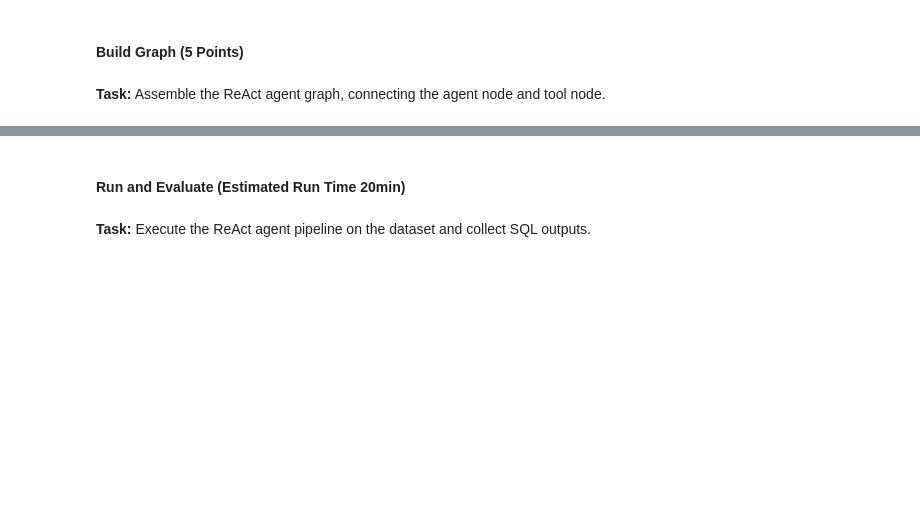
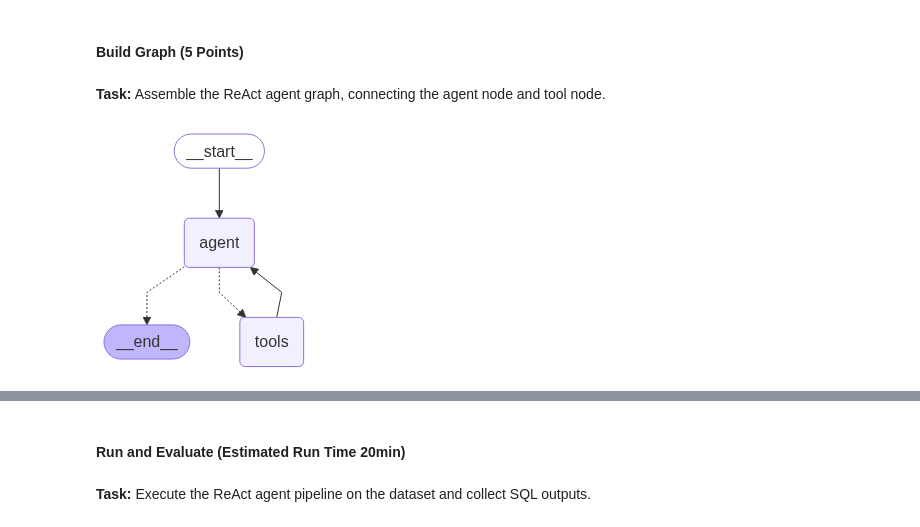
Before and after one commit to ArianFiroozi/LLM-Course-Projects, a Jupyter notebook: CA4_2/text2sql.ipynb, the cells around one changed output, grey strips where cells are left out. Cells and saved outputs as stored; diff of their text form; code cells hidden in the pictures; blank space fills up the shorter version.

Commit message:
add: tool call

```diff
--- a/CA4_2/text2sql.ipynb
+++ b/CA4_2/text2sql.ipynb
@@ -848,7 +860,7 @@ def execute(query: str, config: RunnableConfig):
 # %% [markdown]
 #### Create Tool Node
 # %%
-tools = [get_samples_from_table, get_column_description, execute]
+tools = [get_samples_from_table, get_column_description, execute, get_database_schema]
 tools_node = ToolNode(tools=tools)
 # %% [markdown]
 #### ReAct Agent Prompt (5 Points)
@@ -863,3 +885,14 @@ REACT_SYS_PROMPT = """
 #### Agent Node (5 Points)
 # %% [markdown]
 **Task:** Set up the agent node with models that have binded with tools.
+# %%
+model_with_tools = llm.bind_tools([get_column_description, get_samples_from_table, execute, get_database_schema])
+schema="atom (atom_id, molecule_id, element)\nbond (bond_id, molecule_id, bond_type)\nconnected (atom_id, atom_id2, bond_id)\nmolecule (molecule_id, label)\n"
+
+response = model_with_tools.invoke(
+    [
+        ("system", REACT_SYS_PROMPT),
+        ("human", f"In this chema: {schema} What are the elements of the toxicology and label of molecule TR060? (Evidence: TR060 is the molecule id; label = '+' mean molecules are carcinogenic; label = '-' means molecules are non-carcinogenic; element = 'cl' means Chlorine; element = 'c' means Carbon; element = 'h' means Hydrogen; element = 'o' means Oxygen, element = 's' means Sulfur; element = 'n' means Nitrogen, element = 'p' means Phosphorus, element = 'na' means Sodium, element = 'br' means Bromine, element = 'f' means Fluorine; element = 'i' means Iodine; element = 'sn' means Tin; element = 'pb' means Lead; element = 'te' means Tellurium; element = 'ca' means Calcium)"),
+    ]
+)
+tools_node.invoke({"messages": [response]})
@@ -866,11 +901,21 @@ REACT_SYS_PROMPT = """
 # %%
 import time
+# from this link: https://langchain-ai.github.io/langgraph/how-tos/tool-calling/?_gl=1*104361q*_gcl_au*MTQ4MTgxMzgzNi4xNzQ5MjA0MDU0*_ga*NjgxMDMwNTg2LjE3NDczMDQ1NzQ.*_ga_47WX3HKKY2*czE3NDkyMTg4OTYkbzQkZzEkdDE3NDkyMjA0ODAkajYwJGwwJGgw#use-prebuilt-toolnode
 
 def agent_node(state: MessagesState) -> MessagesState:
     #For rate-limiting purposes, we will sleep for 10 seconds before invoking the LLM
     time.sleep(10)
     #YOUR CODE HERE
-    return state
+    messages = state["messages"]
+    response = model_with_tools.invoke(messages, config=RunnableConfig(configurable={"database_name": ""}))
+    return {"messages": [response]}
+
+def should_continue(state: MessagesState):
+    messages = state["messages"]
+    last_message = messages[-1]
+    if last_message.tool_calls:
+        return "tools"
+    return END
 # %% [markdown]
 #### Build Graph (5 Points)
 # %% [markdown]
@@ -885,5 +930,15 @@ class ConfigSchema(TypedDict):
 react_builder = StateGraph(MessagesState, config_schema=ConfigSchema)
 
 #YOUR CODE HERE
+react_builder.add_node("agent", agent_node)
+react_builder.add_node("tools", tools_node)
+
+react_builder.add_edge(START, "agent")
+react_builder.add_conditional_edges("agent", should_continue,  ["tools", END])
+react_builder.add_edge("tools", "agent")
 
 react_graph = react_builder.compile()
+# %%
+react_graph
+# %% [output]
+[figure, added]
```
Also changed, not shown: parts of 7 cells of this notebook, 1 other file.
